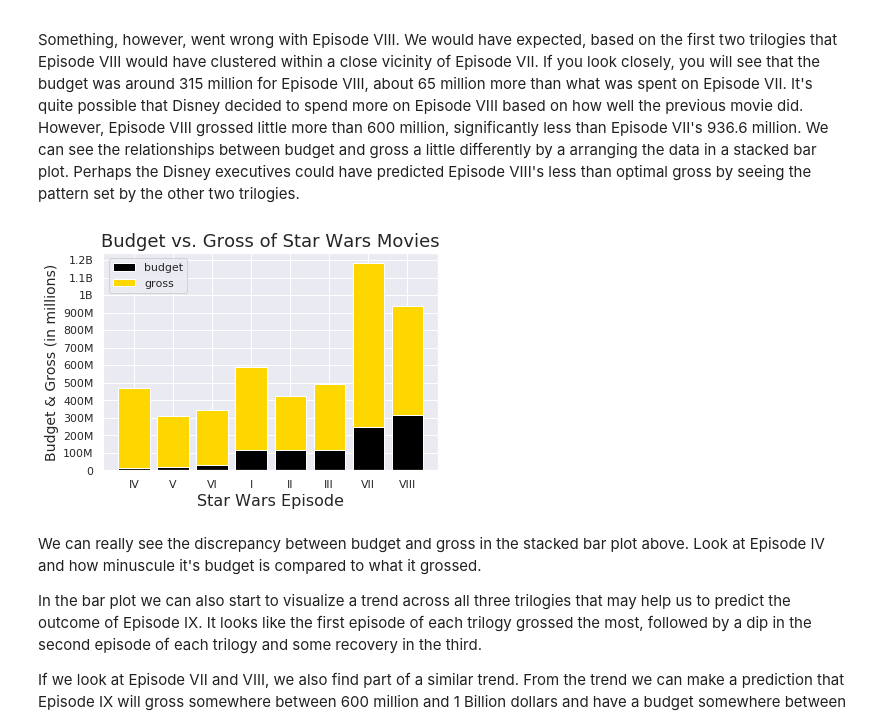
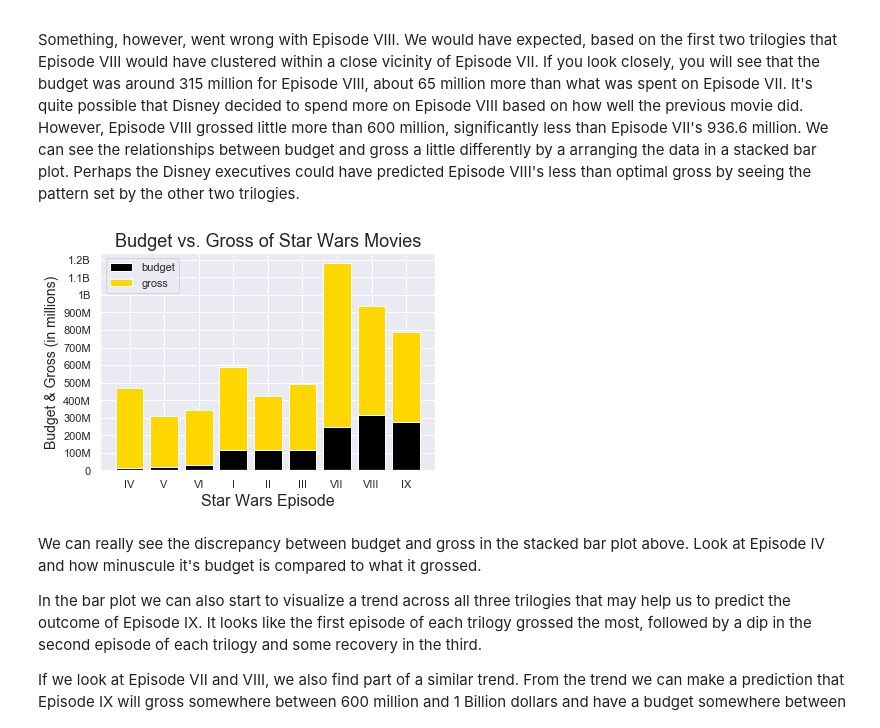
Before and after one commit to jleibow27/sw_imdb_updated, a Jupyter notebook: code/star-wars-episodes-i-viii-imdb-analysis.ipynb, the cells around one changed output. Drawn from its saved outputs; the diff is of its cells as text; code cells hidden in the pictures.

Commit message:
updated plots

```diff
--- a/code/star-wars-episodes-i-viii-imdb-analysis.ipynb
+++ b/code/star-wars-episodes-i-viii-imdb-analysis.ipynb
@@ -32,7 +25,7 @@ FileNotFoundError: [Errno 2] No such file or directory: '../input'
 To start the analysis we will import a csv file containing movie metadata from IMDB.com.  The file contains data for over 5,000 movies.
 # %%
 # Read in csv
-imdb = pd.read_csv('../input/movie_metadata_modificado3.csv')
+imdb = pd.read_csv('../data/movie_data.csv')
 # %% [markdown]
 To get a sense of what our data file looks like, let us first take a peak at the first 5 rows.  Then we will print out information descrbing all of the columns of the data set.
 # %%
@@ -98,2 +87,0 @@ rise_of_sky = {'movie_title':'Star Wars: Episode IX - The Rise of Skywalker?', '
-# %%
-sw_drop = sw_drop.append(rise_of_sky, ignore_index=True)
@@ -103,14 +89,18 @@ AttributeError: 'dict' object has no attribute 'append'
 After dropping all of the rows that had missing values (Episode VII - The Force Awakens and The Clone Wars), I went to IMDB.com to get updated information for Episode VII and VIII.  We will manually add in those movies as 2 new rows with their respective column attributes.
 # %%
 # Add 2 new rows: Episode VII and VIII, which were not adequately represented or present in our imdb dataset
-VII_VIII = [pd.Series(['Star Wars: Episode VII - The Force Awakens?',
+VII_IX = [pd.Series(['Star Wars: Episode VII - The Force Awakens?',
                        'J.J. Abrams', 2015.0, 245000000.0, 936662225.0, 8.0], index=sw_drop.columns ),
 
             pd.Series(['Star Wars: Episode VIII - The Last Jedi?',
                        'Rian Johnson', 2017.0, 317000000.0, 620181382.0, 7.1],
+                      index=sw_drop.columns ),
+
+            pd.Series(['Star Wars: Episode IX - The Rise of Skywalker?',
+                       'J.J. Abrams', 2019.0, 275000000.0, 515202542, 6.6],
                       index=sw_drop.columns )]
 
-sw_full = sw_drop.append(VII_VIII, ignore_index=True)
+sw_full = sw_drop.append(VII_IX, ignore_index=True)
 # %% [markdown]
 Now that we have our complete list of Star Wars movies with all of the necessary data, we need to reset the index to (0-7). Resetting the index makes plotting the movies in this specific order possible.
 # %%
@@ -335,34 +331,34 @@ We can see the relationships between budget and gross a little differently by a
 # %%
 # Import df for a stacked bar chart displaying discrepancy between budget and gross of all 8 movies
 ax=sw_arranged
 
 # Identify the variables
-Episode=['IV','V','VI','I','II', 'III', 'VII', 'VIII']
+Episode=['IV','V','VI','I','II', 'III', 'VII', 'VIII', 'IX']
 Budget_Gross=['budget','gross']
 pos = np.arange(len(Episode))
 y1= ax['budget']
 y2= ax['gross']
 
 # Plot a stacked barchart: bottom columns black for budget, top columns gold for gross
 plt.bar(pos, y1, color='black', label='budget')
 plt.bar(pos, y2, color='gold', bottom =y1, label = 'gross')
 
 # Set xticks for episode number and y ticks for budget/gross values
 plt.xticks(pos, Episode)
 plt.yticks(np.arange(0, 1300000000, 100000000), ('0', '100M', '200M', '300M', '400M', '500M','600M', '700M', '800M', '900M', '1B', '1.1B', '1.2B', '1.3B'))
 # Set xlabels, ylabels, title labels, and legend
 plt.xlabel('Star Wars Episode', fontsize=16)
 plt.ylabel('Budget & Gross (in millions)', fontsize=14)
 plt.title('Budget vs. Gross of Star Wars Movies',fontsize=18)
 plt.legend(Budget_Gross,loc=2)
 
 
 
 
 
 plt.show()
 # %% [output]
-[figure, old version]
+[figure, new version]
 # %% [markdown]
 We can really see the discrepancy between budget and gross in the stacked bar plot above. Look at Episode IV and how minuscule it's budget is compared to what it grossed.
 
```
Also changed, not shown: parts of 11 cells of this notebook.
